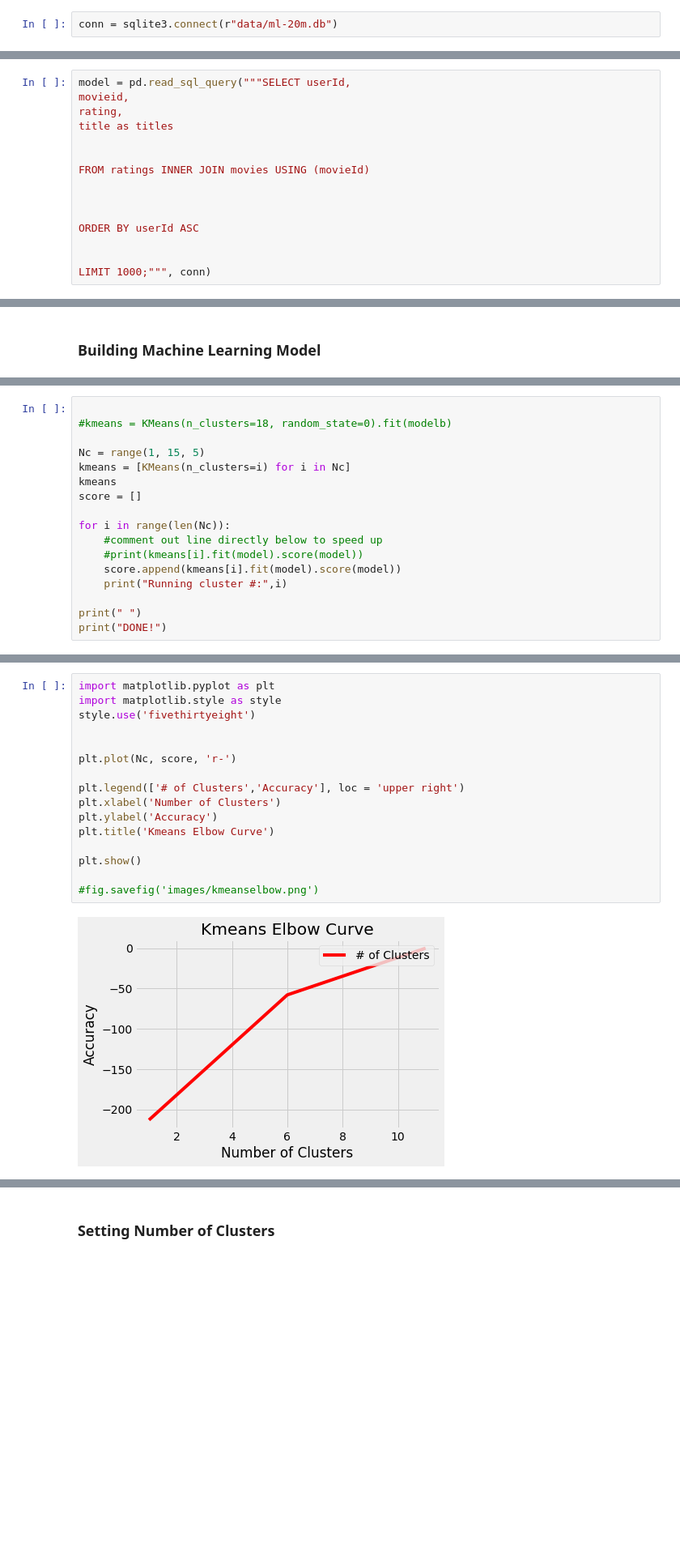
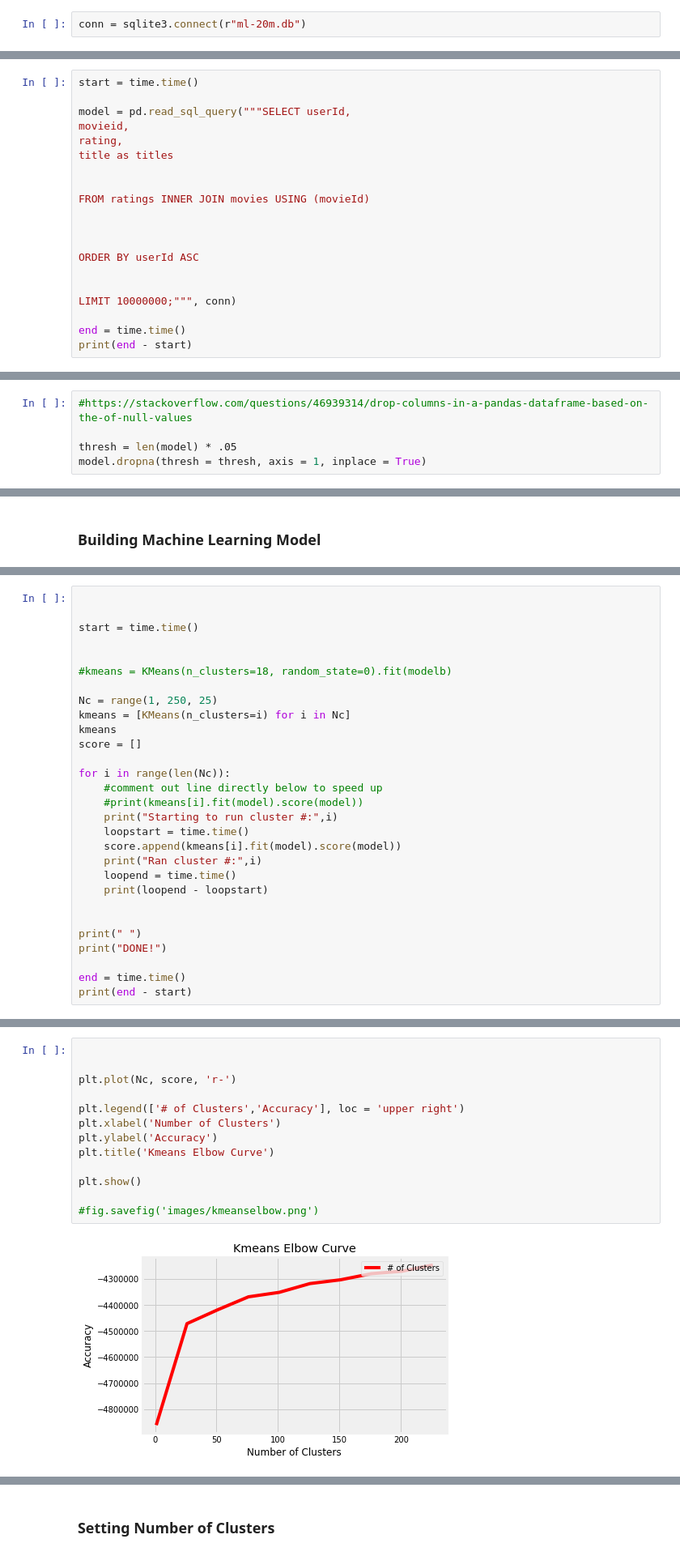
Before and after one commit to chasekregor/INFOCapstone, a Jupyter notebook: create_db_and_model.ipynb, the cells around one changed output, grey strips where cells are left out. Shown: that part at 81% size. Cells and saved outputs as stored; diff of their text form; blank space fills up the shorter version.

Commit message:
10 million ratings, 250 clusters working

```diff
--- a/create_db_and_model.ipynb
+++ b/create_db_and_model.ipynb
@@ -16,7 +17,7 @@ style.use('fivethirtyeight')
 # %% [markdown]
 ### Creating SQLite Database
 # %%
-conn = sqlite3.connect(r"data/ml-20m.db")
+conn = sqlite3.connect(r"ml-20m.db")
 # %% [markdown]
 uncommment cells below inorder to make the actual database, uncomment before final commit for reproducibility. You comment them out so that way each time you run the notebook you arent making the database again.
 # %%
@@ -54,4 +55,6 @@ uncommment cells below inorder to make the actual database, uncomment before fin
 # %%
+start = time.time()
+
 model = pd.read_sql_query("""SELECT userId,
 movieid,
 rating,
@@ -65,4 +68,7 @@ FROM ratings INNER JOIN movies USING (movieId)
 ORDER BY userId ASC
 
 
-LIMIT 1000;""", conn)
+LIMIT 10000000;""", conn)
+
+end = time.time()
+print(end - start)
@@ -105,0 +123,5 @@ model.head(10)
+# %%
+#https://stackoverflow.com/questions/46939314/drop-columns-in-a-pandas-dataframe-based-on-the-of-null-values
+
+thresh = len(model) * .05
+model.dropna(thresh = thresh, axis = 1, inplace = True)
@@ -162,8 +209,12 @@ train.head(10)
 # %%
+
+
+start = time.time()
+
 
 #kmeans = KMeans(n_clusters=18, random_state=0).fit(modelb)
 
-Nc = range(1, 15, 5)
+Nc = range(1, 250, 25)
 kmeans = [KMeans(n_clusters=i) for i in Nc]
 kmeans
 score = []
@@ -171,9 +222,17 @@ score = []
 for i in range(len(Nc)):
     #comment out line directly below to speed up
     #print(kmeans[i].fit(model).score(model))
+    print("Starting to run cluster #:",i)
+    loopstart = time.time()
     score.append(kmeans[i].fit(model).score(model))
-    print("Running cluster #:",i)
+    print("Ran cluster #:",i)
+    loopend = time.time()
+    print(loopend - loopstart)
+
 
 print(" ")
 print("DONE!")
+
+end = time.time()
+print(end - start)
 # %% [output]
@@ -185,18 +256,15 @@ DONE!
 # %%
-import matplotlib.pyplot as plt
-import matplotlib.style as style
-style.use('fivethirtyeight')
 
 
 plt.plot(Nc, score, 'r-')
 
 plt.legend(['# of Clusters','Accuracy'], loc = 'upper right')
 plt.xlabel('Number of Clusters')
 plt.ylabel('Accuracy')
 plt.title('Kmeans Elbow Curve')
 
 plt.show()
 
 #fig.savefig('images/kmeanselbow.png')
 # %% [output]
-[figure, old version]
+[figure, new version]
```
Also changed, not shown: parts of 28 cells of this notebook.
